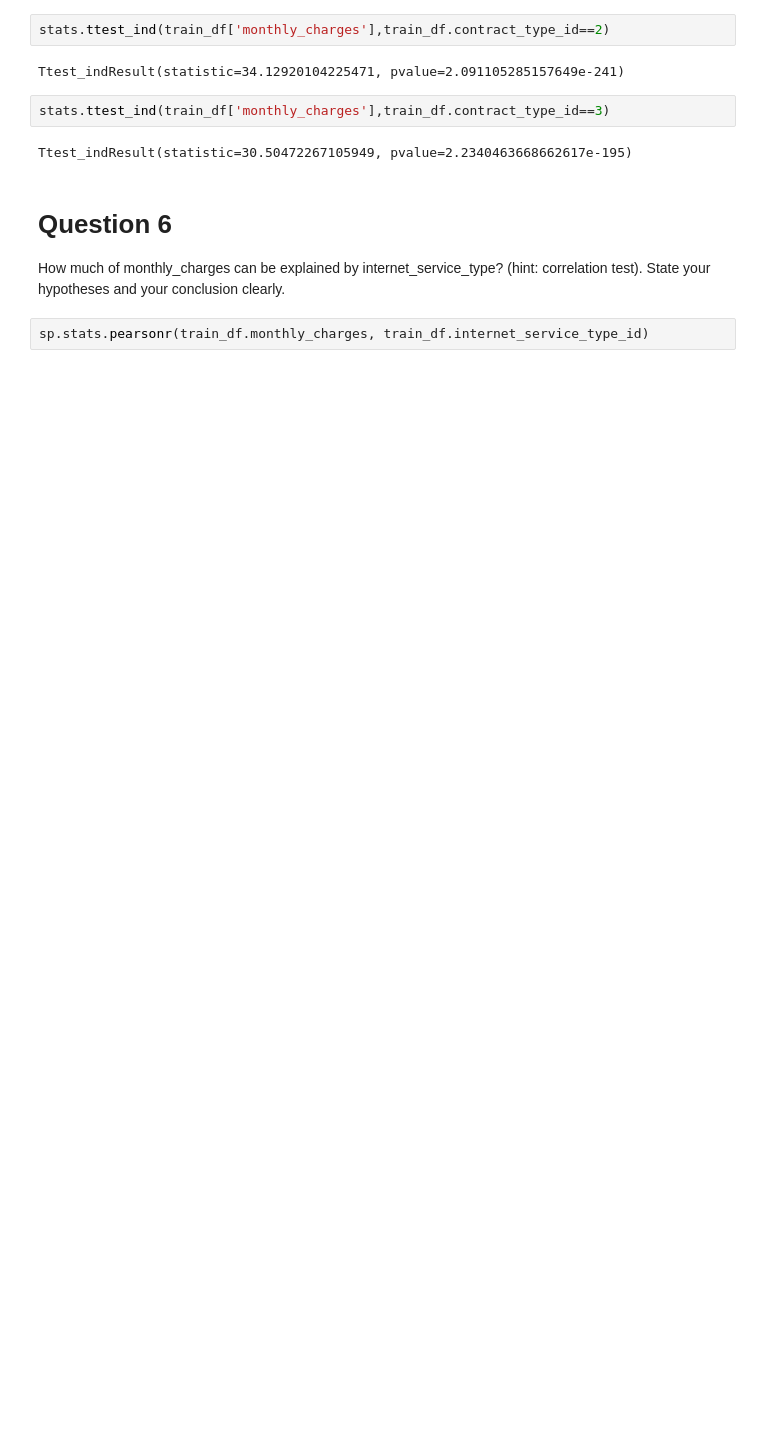
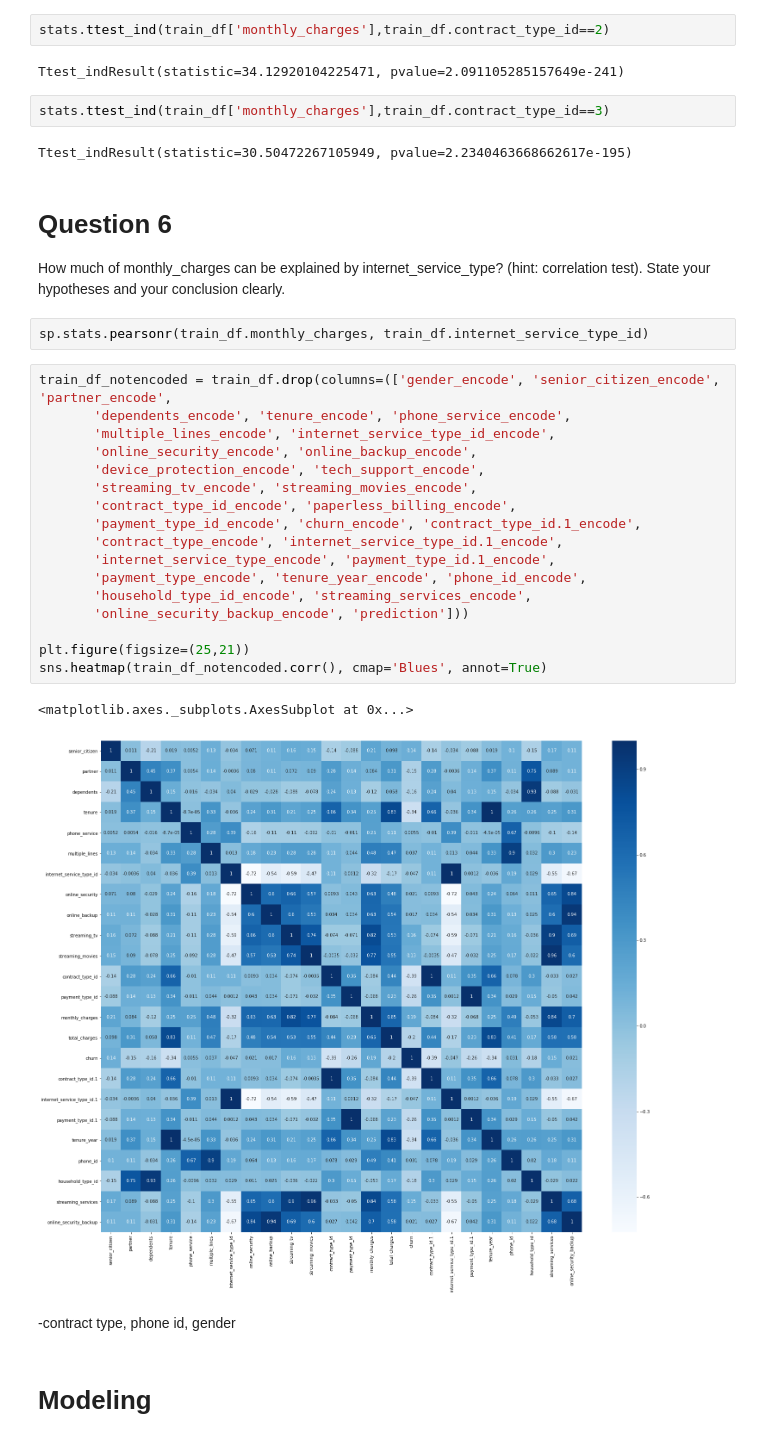
Before and after one commit to jess-katy/classification_project, a Jupyter notebook: Classification_Proj_Jess_Katy_MASTER.ipynb, the cells around one changed output. Cells and saved outputs as stored; diff of their text form; blank space fills up the shorter version.

Commit message:
modeling

```diff
--- a/Classification_Proj_Jess_Katy_MASTER.ipynb
+++ b/Classification_Proj_Jess_Katy_MASTER.ipynb
@@ -1034,3 +1034,27 @@ Ttest_indResult(statistic=30.50472267105949, pvalue=2.2340463668662617e-195)
 How much of monthly_charges can be explained by internet_service_type? (hint: correlation test). State your hypotheses and your conclusion clearly.
 # %%
 sp.stats.pearsonr(train_df.monthly_charges, train_df.internet_service_type_id)
+# %%
+train_df_notencoded = train_df.drop(columns=(['gender_encode', 'senior_citizen_encode', 'partner_encode',
+       'dependents_encode', 'tenure_encode', 'phone_service_encode',
+       'multiple_lines_encode', 'internet_service_type_id_encode',
+       'online_security_encode', 'online_backup_encode',
+       'device_protection_encode', 'tech_support_encode',
+       'streaming_tv_encode', 'streaming_movies_encode',
+       'contract_type_id_encode', 'paperless_billing_encode',
+       'payment_type_id_encode', 'churn_encode', 'contract_type_id.1_encode',
+       'contract_type_encode', 'internet_service_type_id.1_encode',
+       'internet_service_type_encode', 'payment_type_id.1_encode',
+       'payment_type_encode', 'tenure_year_encode', 'phone_id_encode',
+       'household_type_id_encode', 'streaming_services_encode',
+       'online_security_backup_encode', 'prediction']))
+
+plt.figure(figsize=(25,21))
+sns.heatmap(train_df_notencoded.corr(), cmap='Blues', annot=True)
+# %% [output]
+<matplotlib.axes._subplots.AxesSubplot at 0x...>
+[figure, added]
+# %% [markdown]
+-contract type, phone id, gender
+# %% [markdown]
+# Modeling
```
Also changed, not shown: parts of 11 cells of this notebook.
